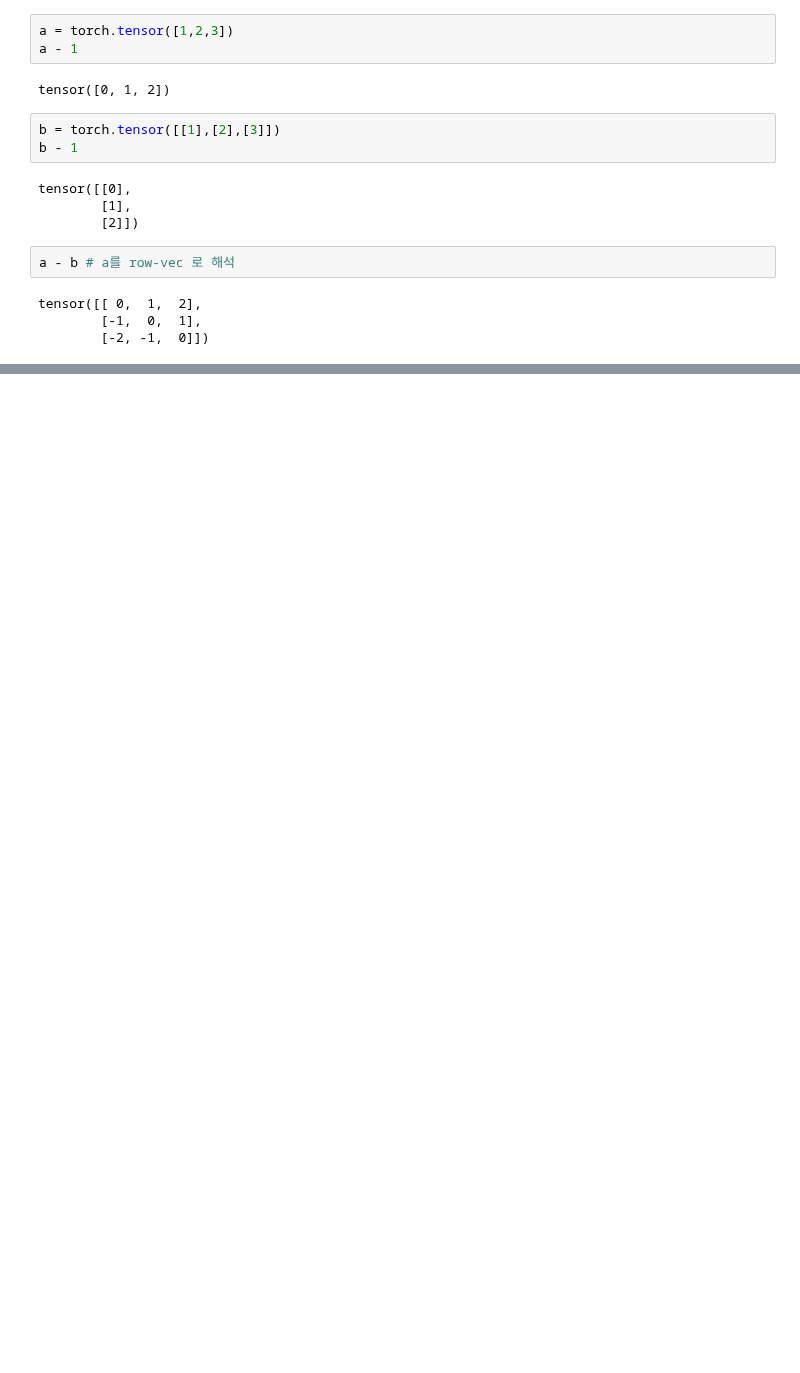
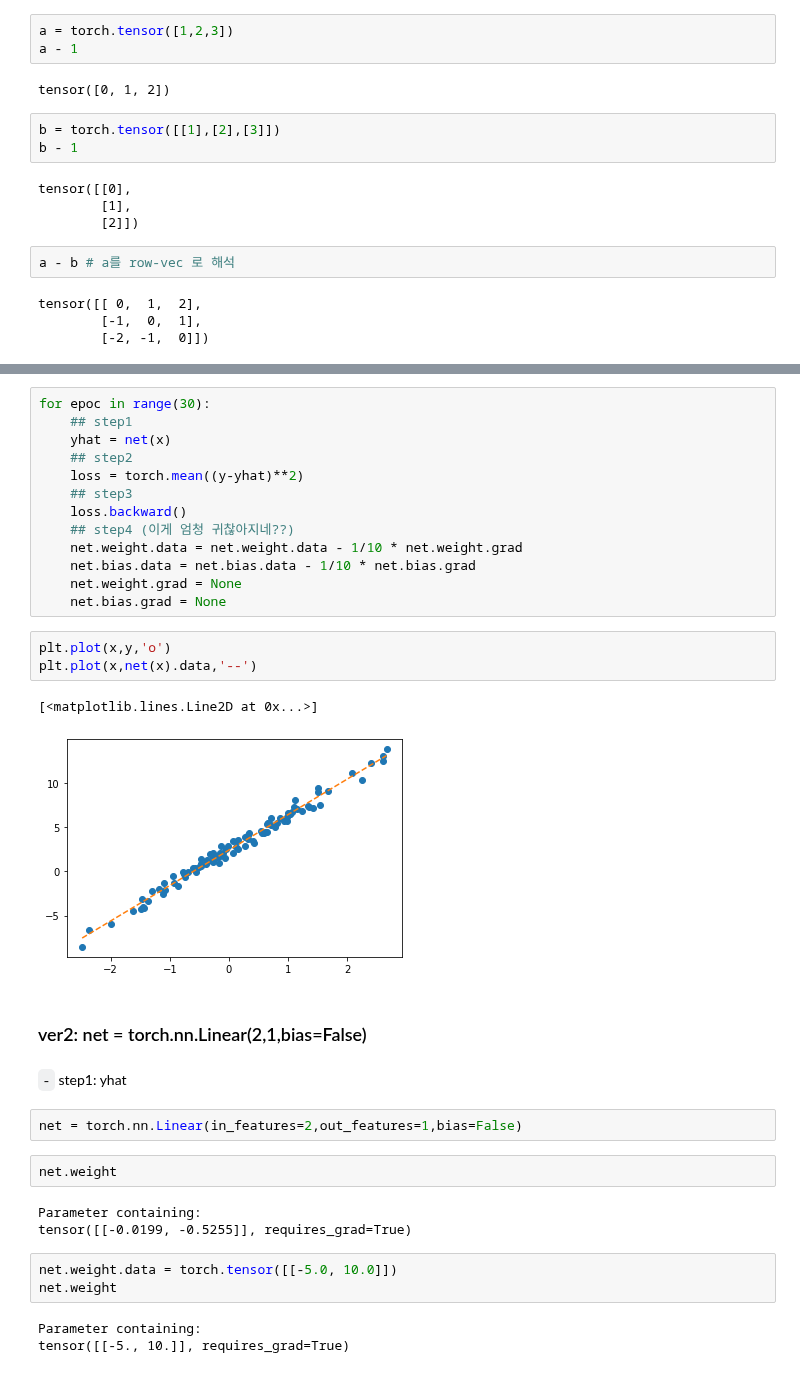
Before and after one commit to guebin/DL2022_backup, a Jupyter notebook: _notebooks/draft.ipynb, the cells around one changed output, grey strips where cells are left out. Drawn from its saved outputs; the diff is of its cells as text; blank space fills up the shorter version.

```diff
--- a/_notebooks/draft.ipynb
+++ b/_notebooks/draft.ipynb
@@ -406,0 +397,36 @@ tensor([[-13.4225,  11.8893]])
+# %%
+for epoc in range(30):
+    ## step1
+    yhat = net(x)
+    ## step2
+    loss = torch.mean((y-yhat)**2)
+    ## step3
+    loss.backward()
+    ## step4 (이게 엄청 귀찮아지네??)
+    net.weight.data = net.weight.data - 1/10 * net.weight.grad
+    net.bias.data = net.bias.data - 1/10 * net.bias.grad
+    net.weight.grad = None
+    net.bias.grad = None
+# %%
+plt.plot(x,y,'o')
+plt.plot(x,net(x).data,'--')
+# %% [output]
+[<matplotlib.lines.Line2D at 0x...>]
+[figure, added]
+# %% [markdown]
+### ver2: net = torch.nn.Linear(2,1,bias=False)
+# %% [markdown]
+`-` step1: yhat
+# %%
+net = torch.nn.Linear(in_features=2,out_features=1,bias=False)
+# %%
+net.weight
+# %% [output]
+Parameter containing:
+tensor([[-0.0199, -0.5255]], requires_grad=True)
+# %%
+net.weight.data = torch.tensor([[-5.0, 10.0]])
+net.weight
+# %% [output]
+Parameter containing:
+tensor([[-5., 10.]], requires_grad=True)
```
Also changed, not shown: parts of 162 cells of this notebook.
